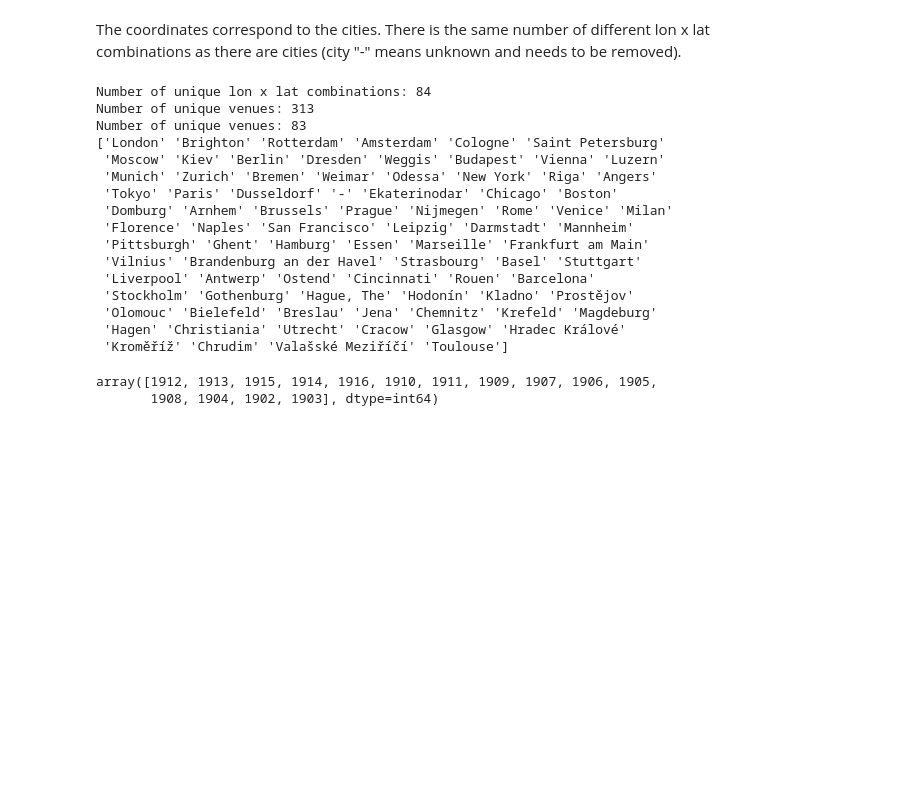
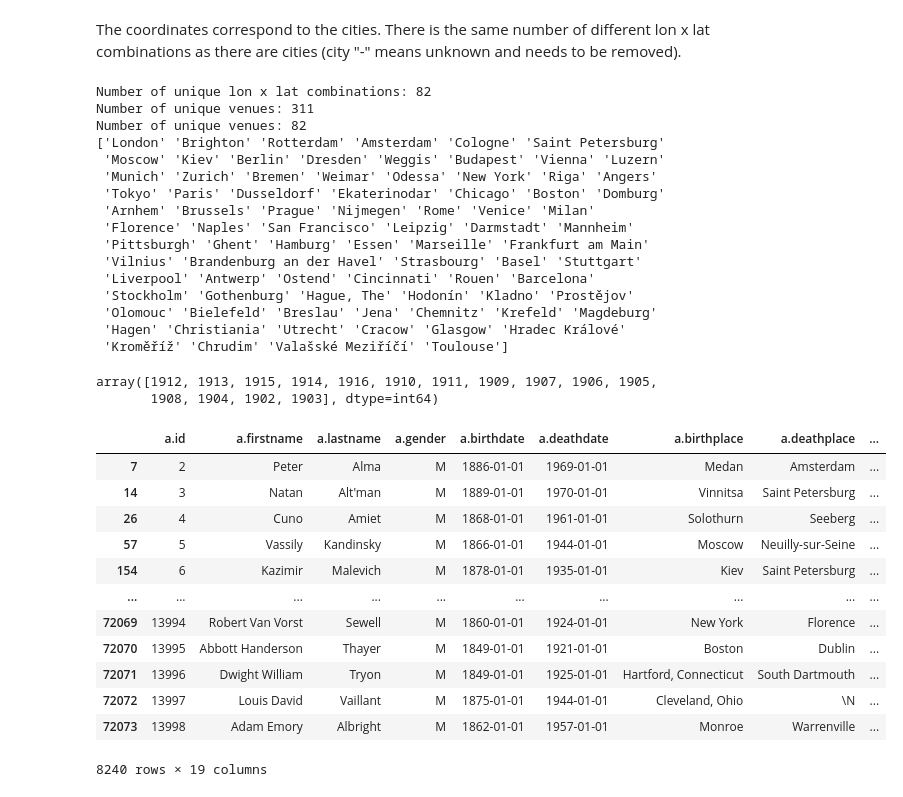
Before and after one commit to tobiasraidl/artvis_dashboard, a Jupyter notebook: explore.ipynb, the cells around one changed output. Saved outputs shown, nothing was run; the diff lists cells and outputs as text; code cells hidden in the pictures; blank space fills up the shorter version.

```diff
--- a/explore.ipynb
+++ b/explore.ipynb
@@ -12,0 +1,9 @@ df.head()
+# %%
+import pandas as pd
+
+df = pd.read_csv('data/artvis.csv', sep=';')
+df[['e.latitude', 'e.longitude']] = df[['e.latitude', 'e.longitude']].apply(pd.to_numeric, errors='coerce')
+df = df.dropna(subset=['e.latitude', 'e.longitude', 'e.startdate'])
+df = df[df['e.city'] != '-']
+df[['e.latitude', 'e.longitude']] = df[['e.latitude', 'e.longitude']].astype(float)
+df.head()
@@ -14,12 +18,12 @@ df.head()
 import pandas as pd
 import plotly.express as px
 print(df.columns)
-df['e.latitude'] = df['e.latitude'].apply(pd.to_numeric, errors='coerce')  # Converts valid numbers, non-numeric values become NaN
-df['e.longitude'] = df['e.longitude'].apply(pd.to_numeric, errors='coerce')  # Converts valid numbers, non-numeric values become NaN
-df = df.dropna(subset=['e.latitude', 'e.longitude'])
+# df['e.latitude'] = df['e.latitude'].apply(pd.to_numeric, errors='coerce')  # Converts valid numbers, non-numeric values become NaN
+# df['e.longitude'] = df['e.longitude'].apply(pd.to_numeric, errors='coerce')  # Converts valid numbers, non-numeric values become NaN
+# df = df.dropna(subset=['e.latitude', 'e.longitude'])
 
-df['e.latitude'] = df['e.latitude'].astype(float)
-df['e.longitude'] = df['e.longitude'].astype(float)
+# df['e.latitude'] = df['e.latitude'].astype(float)
+# df['e.longitude'] = df['e.longitude'].astype(float)
 
 location_counts = df.groupby(['e.latitude', 'e.longitude']).size().reset_index(name='count')
 
@@ -54,14 +58,14 @@ print(f"Number of unique venues: {num_unique_cities}")
 
 print(df['e.city'].unique())
 # %% [output]
-Number of unique lon x lat combinations: 84
-Number of unique venues: 313
-Number of unique venues: 83
+Number of unique lon x lat combinations: 82
+Number of unique venues: 311
+Number of unique venues: 82
 ['London' 'Brighton' 'Rotterdam' 'Amsterdam' 'Cologne' 'Saint Petersburg'
  'Moscow' 'Kiev' 'Berlin' 'Dresden' 'Weggis' 'Budapest' 'Vienna' 'Luzern'
  'Munich' 'Zurich' 'Bremen' 'Weimar' 'Odessa' 'New York' 'Riga' 'Angers'
- 'Tokyo' 'Paris' 'Dusseldorf' '-' 'Ekaterinodar' 'Chicago' 'Boston'
- 'Domburg' 'Arnhem' 'Brussels' 'Prague' 'Nijmegen' 'Rome' 'Venice' 'Milan'
+ 'Tokyo' 'Paris' 'Dusseldorf' 'Ekaterinodar' 'Chicago' 'Boston' 'Domburg'
+ 'Arnhem' 'Brussels' 'Prague' 'Nijmegen' 'Rome' 'Venice' 'Milan'
  'Florence' 'Naples' 'San Francisco' 'Leipzig' 'Darmstadt' 'Mannheim'
  'Pittsburgh' 'Ghent' 'Hamburg' 'Essen' 'Marseille' 'Frankfurt am Main'
  'Vilnius' 'Brandenburg an der Havel' 'Strasbourg' 'Basel' 'Stuttgart'
@@ -75,3 +79,22 @@ df["e.startdate"].unique()
 # %% [output]
 array([1912, 1913, 1915, 1914, 1916, 1910, 1911, 1909, 1907, 1906, 1905,
        1908, 1904, 1902, 1903], dtype=int64)
+# %%
+unique_artists_df = df.drop_duplicates(subset='a.id', keep='first')
+moved_artists_df = unique_artists_df[unique_artists_df["a.birthplace"] != unique_artists_df["a.deathplace"]]
+moved_artists_df = moved_artists_df[(moved_artists_df['a.birthplace'] != '\\N') & (moved_artists_df['a.birthplace'] != '\\N')]
+display(moved_artists_df)
+# %% [output]
+|  | a.id | a.firstname | a.lastname | a.gender | a.birthdate | a.deathdate | a.birthplace | a.deathplace | ... |
+| 7 | 2 | Peter | Alma | M | 1886-01-01 | 1969-01-01 | Medan | Amsterdam | ... |
+| 14 | 3 | Natan | Alt'man | M | 1889-01-01 | 1970-01-01 | Vinnitsa | Saint Petersburg | ... |
+| 26 | 4 | Cuno | Amiet | M | 1868-01-01 | 1961-01-01 | Solothurn | Seeberg | ... |
+| 57 | 5 | Vassily | Kandinsky | M | 1866-01-01 | 1944-01-01 | Moscow | Neuilly-sur-Seine | ... |
+| 154 | 6 | Kazimir | Malevich | M | 1878-01-01 | 1935-01-01 | Kiev | Saint Petersburg | ... |
+| ... | ... | ... | ... | ... | ... | ... | ... | ... | ... |
+| 72069 | 13994 | Robert Van Vorst | Sewell | M | 1860-01-01 | 1924-01-01 | New York | Florence | ... |
+| 72070 | 13995 | Abbott Handerson | Thayer | M | 1849-01-01 | 1921-01-01 | Boston | Dublin | ... |
+| 72071 | 13996 | Dwight William | Tryon | M | 1849-01-01 | 1925-01-01 | Hartford, Connecticut | South Dartmouth | ... |
+| 72072 | 13997 | Louis David | Vaillant | M | 1875-01-01 | 1944-01-01 | Cleveland, Ohio | \N | ... |
+| 72073 | 13998 | Adam Emory | Albright | M | 1862-01-01 | 1957-01-01 | Monroe | Warrenville | ... |
+8240 rows × 19 columns
```
Also changed, not shown: parts of 2 cells of this notebook.
